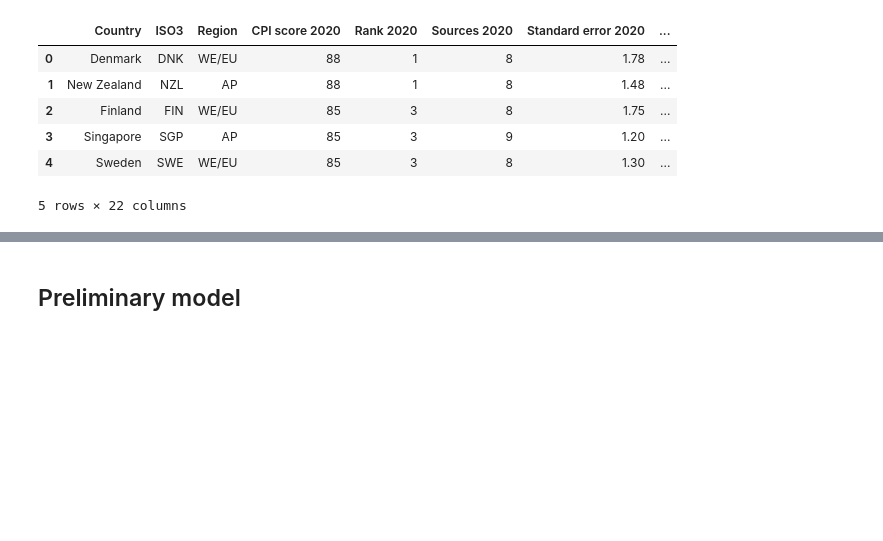
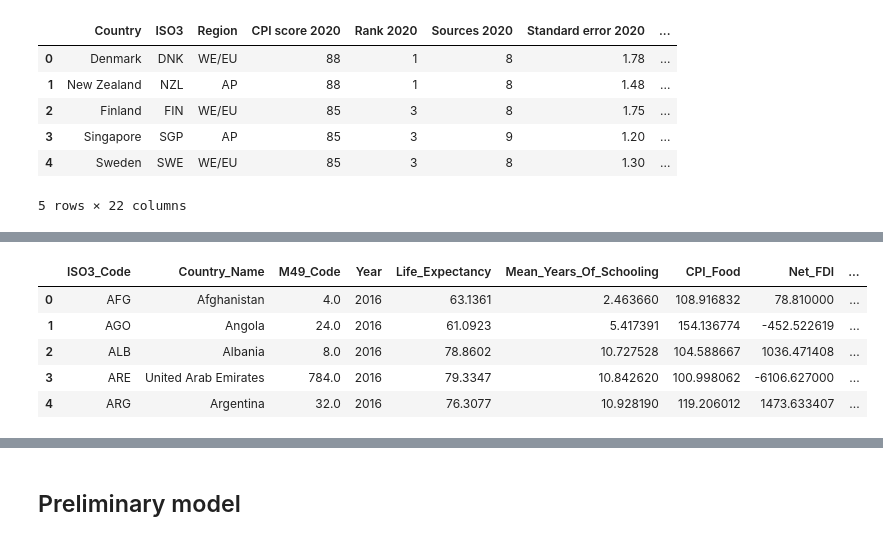
Before and after one commit to Sean2309/10.020_DataDrivenWorld_2D_Project-, a Jupyter notebook: Code/Modelling/linear_regression.ipynb, the cells around one changed output, grey strips where cells are left out. Cells and saved outputs as stored; diff of their text form; code cells hidden in the pictures; blank space fills up the shorter version.

```diff
--- a/Code/Modelling/linear_regression.ipynb
+++ b/Code/Modelling/linear_regression.ipynb
@@ -161,0 +206,10 @@ df.head()
+# %%
+df_combined_untransposed = pd.read_csv("..\..\Datasets\Processed\All_Processed.csv")
+df_combined_untransposed.head(5)
+# %% [output]
+|  | ISO3_Code | Country_Name | M49_Code | Year | Life_Expectancy | Mean_Years_Of_Schooling | CPI_Food | Net_FDI | ... |
+| 0 | AFG | Afghanistan | 4.0 | 2016 | 63.1361 | 2.463660 | 108.916832 | 78.810000 | ... |
+| 1 | AGO | Angola | 24.0 | 2016 | 61.0923 | 5.417391 | 154.136774 | -452.522619 | ... |
+| 2 | ALB | Albania | 8.0 | 2016 | 78.8602 | 10.727528 | 104.588667 | 1036.471408 | ... |
+| 3 | ARE | United Arab Emirates | 784.0 | 2016 | 79.3347 | 10.842620 | 100.998062 | -6106.627000 | ... |
+| 4 | ARG | Argentina | 32.0 | 2016 | 76.3077 | 10.928190 | 119.206012 | 1473.633407 | ... |
```
Also changed, not shown: parts of 24 cells of this notebook, 42 other files.
